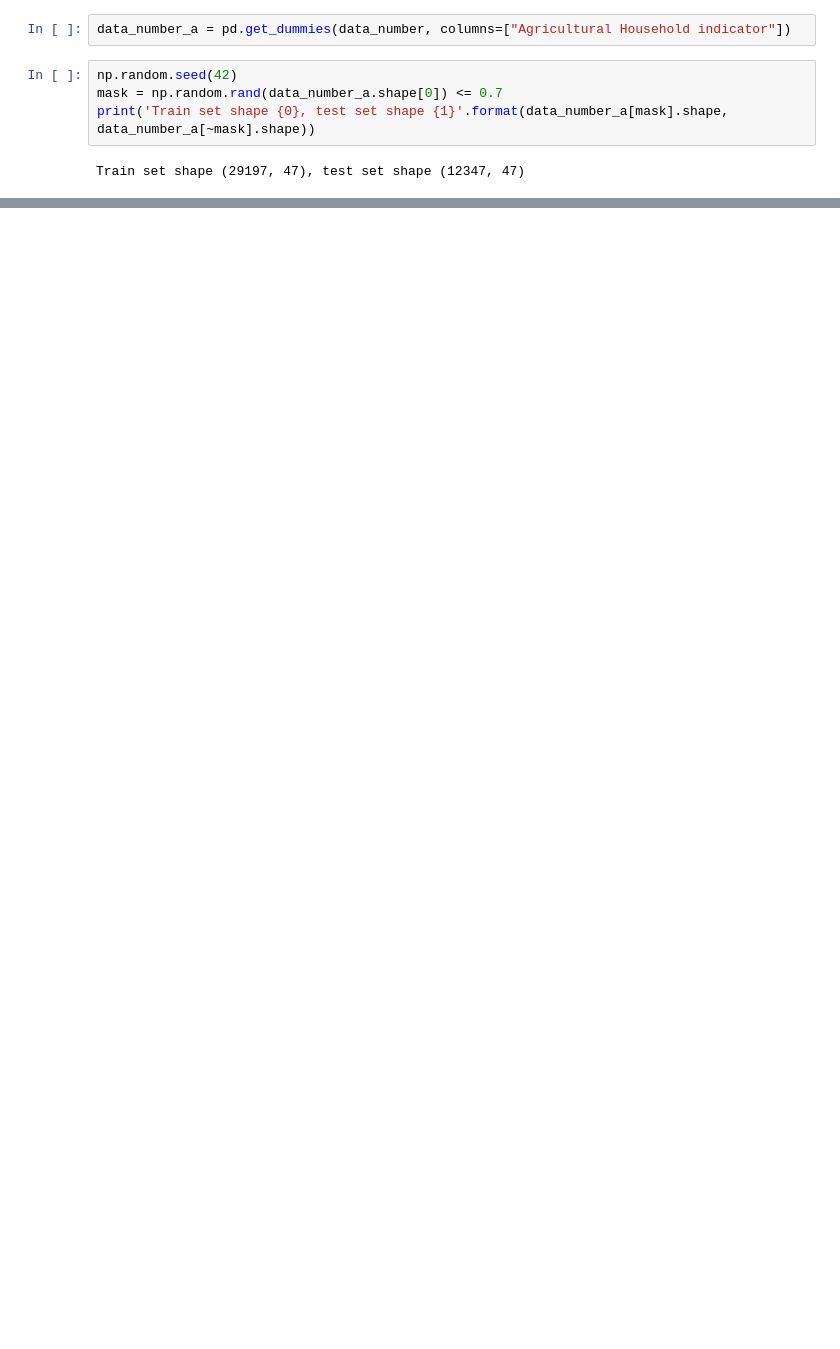
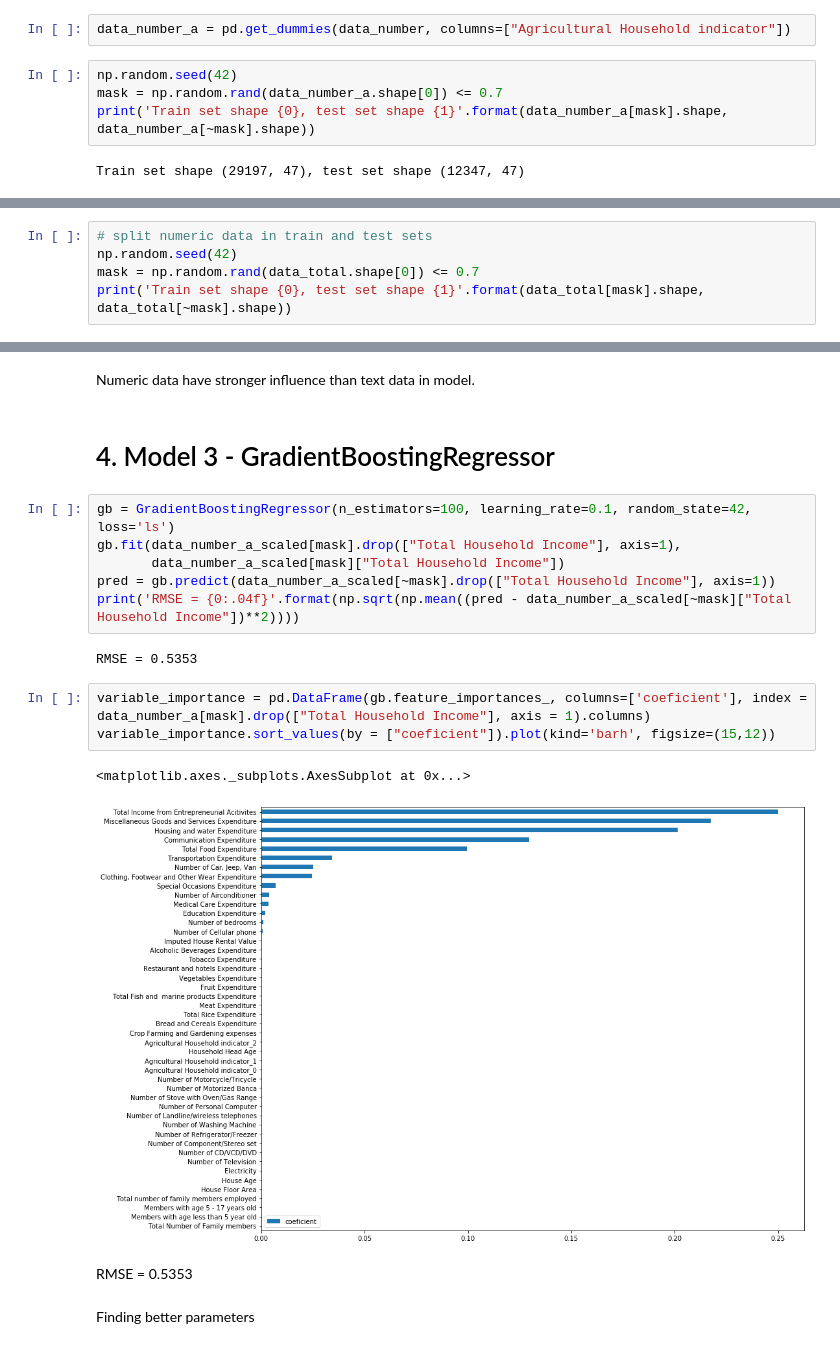
Before and after one commit to Rasa117/project, a Jupyter notebook: Model 2 - Random Forest.ipynb, the cells around one changed output, grey strips where cells are left out. Cells and saved outputs as stored; diff of their text form; blank space fills up the shorter version.

```diff
--- a/Model 2 - Random Forest.ipynb
+++ b/Model 2 - Random Forest.ipynb
@@ -65,0 +186,5 @@ foo <font color='red'>bar</font> foo
+# %%
+# split numeric data in train and test sets
+np.random.seed(42)
+mask = np.random.rand(data_total.shape[0]) <= 0.7
+print('Train set shape {0}, test set shape {1}'.format(data_total[mask].shape, data_total[~mask].shape))
@@ -65,0 +231,22 @@ foo <font color='red'>bar</font> foo
+# %% [markdown]
+Numeric data have stronger influence than text data in model.
+# %% [markdown]
+# 4. Model 3 - GradientBoostingRegressor
+# %%
+gb = GradientBoostingRegressor(n_estimators=100, learning_rate=0.1, random_state=42, loss='ls')
+gb.fit(data_number_a_scaled[mask].drop(["Total Household Income"], axis=1),
+       data_number_a_scaled[mask]["Total Household Income"])
+pred = gb.predict(data_number_a_scaled[~mask].drop(["Total Household Income"], axis=1))
+print('RMSE = {0:.04f}'.format(np.sqrt(np.mean((pred - data_number_a_scaled[~mask]["Total Household Income"])**2))))
+# %% [output]
+RMSE = 0.5353
+# %%
+variable_importance = pd.DataFrame(gb.feature_importances_, columns=['coeficient'], index = data_number_a[mask].drop(["Total Household Income"], axis = 1).columns)
+variable_importance.sort_values(by = ["coeficient"]).plot(kind='barh', figsize=(15,12))
+# %% [output]
+<matplotlib.axes._subplots.AxesSubplot at 0x...>
+[figure, added]
+# %% [markdown]
+RMSE = 0.5353
+# %% [markdown]
+Finding better parameters
```
Also changed, not shown: parts of 48 cells of this notebook.
